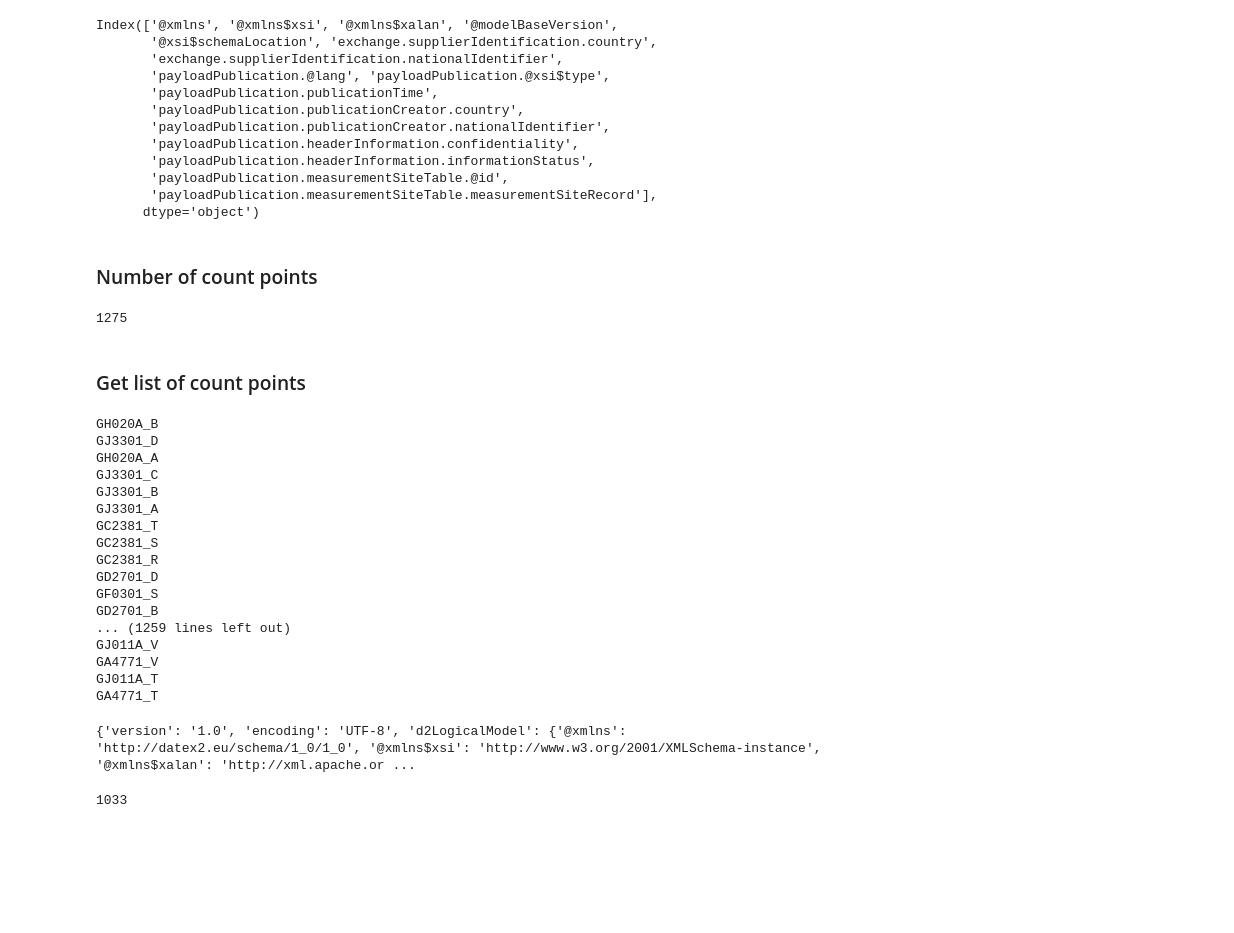
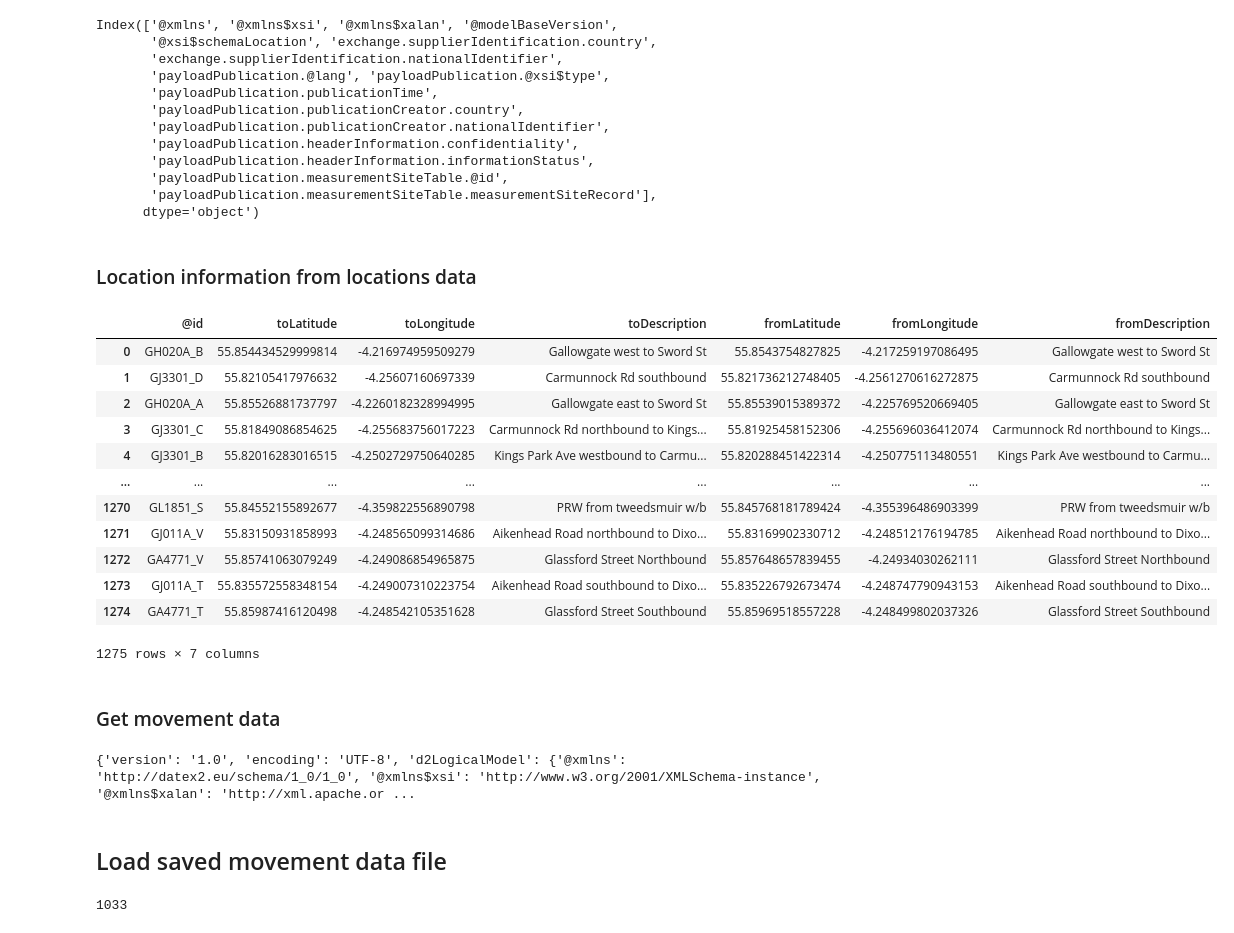
Before and after one commit to sparky100/m8, a Jupyter notebook: normalise.ipynb, the cells around one changed output. Drawn from its saved outputs; the diff is of its cells as text; code cells hidden in the pictures; blank space fills up the shorter version.

```diff
--- a/normalise.ipynb
+++ b/normalise.ipynb
@@ -29,35 +29,39 @@ Index(['@xmlns', '@xmlns$xsi', '@xmlns$xalan', '@modelBaseVersion',
       dtype='object')
 # %%
 res=(result ['payloadPublication.measurementSiteTable.measurementSiteRecord'][0][:][:])
-# %% [markdown]
-### Number of count points
-# %%
-len(res)
-# %% [output]
-1275
-# %% [markdown]
-### Get list of count points
-# %%
-for id in res:
-     print(id['@id'])
-# %% [output]
-GH020A_B
-GJ3301_D
-GH020A_A
-GJ3301_C
-GJ3301_B
-GJ3301_A
-GC2381_T
-GC2381_S
-GC2381_R
-GD2701_D
-GF0301_S
-GD2701_B
-... (1259 lines left out)
-GJ011A_V
-GA4771_V
-GJ011A_T
-GA4771_T
+# %% [markdown]
+### Location information from locations data
+# %%
+len(res)
+locations=pd.json_normalize(res)
+#locations=data[['@id','measurementSiteLocation.tpeglinearLocation.to.pointCoordinates.latitude','measurementSiteLocation.tpeglinearLocation.to.pointCoordinates.longitude','measurementSiteLocation.tpeglinearLocation.to.name.descriptor.value']]
+locations=locations.rename(columns={'measurementSiteLocation.tpeglinearLocation.to.pointCoordinates.latitude': "toLatitude"})
+locations=locations.rename(columns={'measurementSiteLocation.tpeglinearLocation.to.pointCoordinates.longitude': "toLongitude"})
+locations=locations.rename(columns={'measurementSiteLocation.tpeglinearLocation.to.name.descriptor.value': "toDescription"})
+locations=locations.rename(columns={'measurementSiteLocation.tpeglinearLocation.from.pointCoordinates.latitude': "fromLatitude"})
+locations=locations.rename(columns={'measurementSiteLocation.tpeglinearLocation.from.pointCoordinates.longitude': "fromLongitude"})
+locations=locations.rename(columns={'measurementSiteLocation.tpeglinearLocation.from.name.descriptor.value': "fromDescription"})
+locations[['@id','toLatitude','toLongitude','toDescription','fromLatitude','fromLongitude','fromDescription' ]]
+#data.dtypes
+#data.keys()
+#data.rename(columns={"measurementSiteLocation.tpeglinearLocation.to.pointCoordinates.latitude":"latitude"})
+#data.keys()
+# %% [output]
+|  | @id | toLatitude | toLongitude | toDescription | fromLatitude | fromLongitude | fromDescription |
+| 0 | GH020A_B | 55.854434529999814 | -4.216974959509279 | Gallowgate west to Sword St | 55.8543754827825 | -4.217259197086495 | Gallowgate west to Sword St |
+| 1 | GJ3301_D | 55.82105417976632 | -4.25607160697339 | Carmunnock Rd southbound | 55.821736212748405 | -4.2561270616272875 | Carmunnock Rd southbound |
+| 2 | GH020A_A | 55.85526881737797 | -4.2260182328994995 | Gallowgate east to Sword St | 55.85539015389372 | -4.225769520669405 | Gallowgate east to Sword St |
+| 3 | GJ3301_C | 55.81849086854625 | -4.255683756017223 | Carmunnock Rd northbound to Kings... | 55.81925458152306 | -4.255696036412074 | Carmunnock Rd northbound to Kings... |
+| 4 | GJ3301_B | 55.82016283016515 | -4.2502729750640285 | Kings Park Ave westbound to Carmu... | 55.820288451422314 | -4.250775113480551 | Kings Park Ave westbound to Carmu... |
+| ... | ... | ... | ... | ... | ... | ... | ... |
+| 1270 | GL1851_S | 55.84552155892677 | -4.359822556890798 | PRW from tweedsmuir w/b | 55.845768181789424 | -4.355396486903399 | PRW from tweedsmuir w/b |
+| 1271 | GJ011A_V | 55.83150931858993 | -4.248565099314686 | Aikenhead Road northbound to Dixo... | 55.83169902330712 | -4.248512176194785 | Aikenhead Road northbound to Dixo... |
+| 1272 | GA4771_V | 55.85741063079249 | -4.249086854965875 | Glassford Street Northbound | 55.857648657839455 | -4.24934030262111 | Glassford Street Northbound |
+| 1273 | GJ011A_T | 55.835572558348154 | -4.249007310223754 | Aikenhead Road southbound to Dixo... | 55.835226792673474 | -4.248747790943153 | Aikenhead Road southbound to Dixo... |
+| 1274 | GA4771_T | 55.85987416120498 | -4.248542105351628 | Glassford Street Southbound | 55.85969518557228 | -4.248499802037326 | Glassford Street Southbound |
+1275 rows × 7 columns
+# %% [markdown]
+### Get movement data
 # %%
 import json
 import requests
@@ -73,6 +77,8 @@ with open("movementNowdataex.json", "w") as outfile:
     outfile.write(movementNow)
 # %% [output]
 {'version': '1.0', 'encoding': 'UTF-8', 'd2LogicalModel': {'@xmlns': 'http://datex2.eu/schema/1_0/1_0', '@xmlns$xsi': 'http://www.w3.org/2001/XMLSchema-instance', '@xmlns$xalan': 'http://xml.apache.or ...
+# %% [markdown]
+## Load saved movement data file
 # %%
 import json
 import pandas as pd
```
Also changed, not shown: parts of 11 cells of this notebook, 7 other files.
